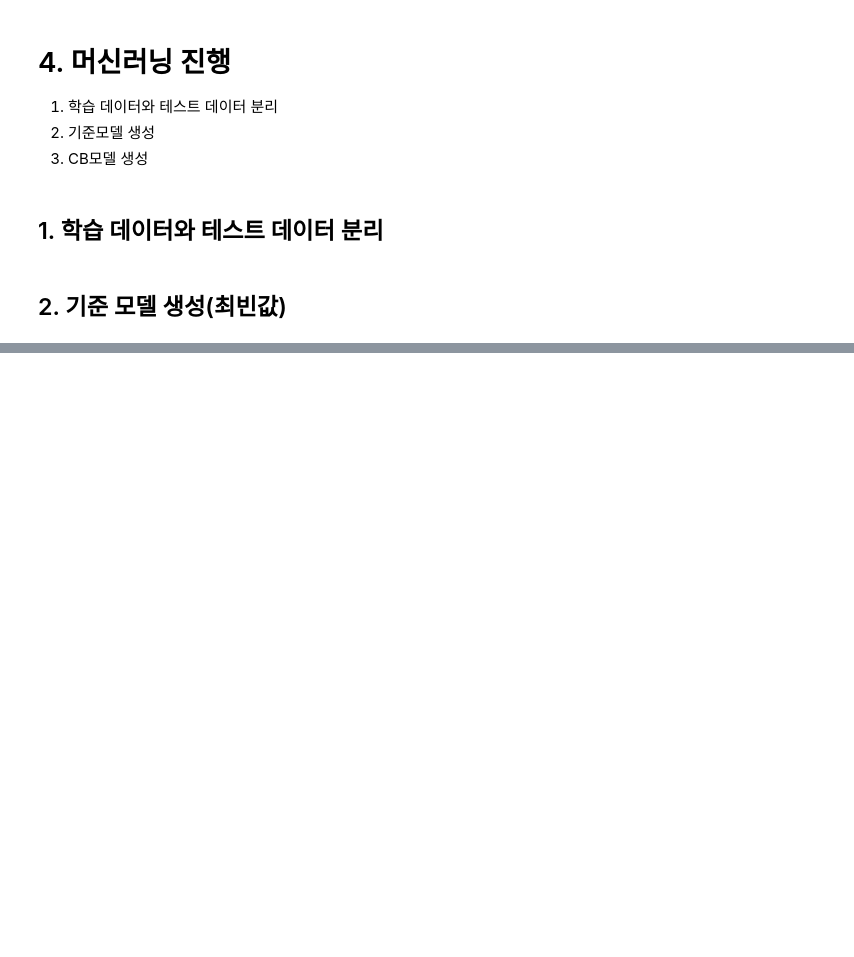
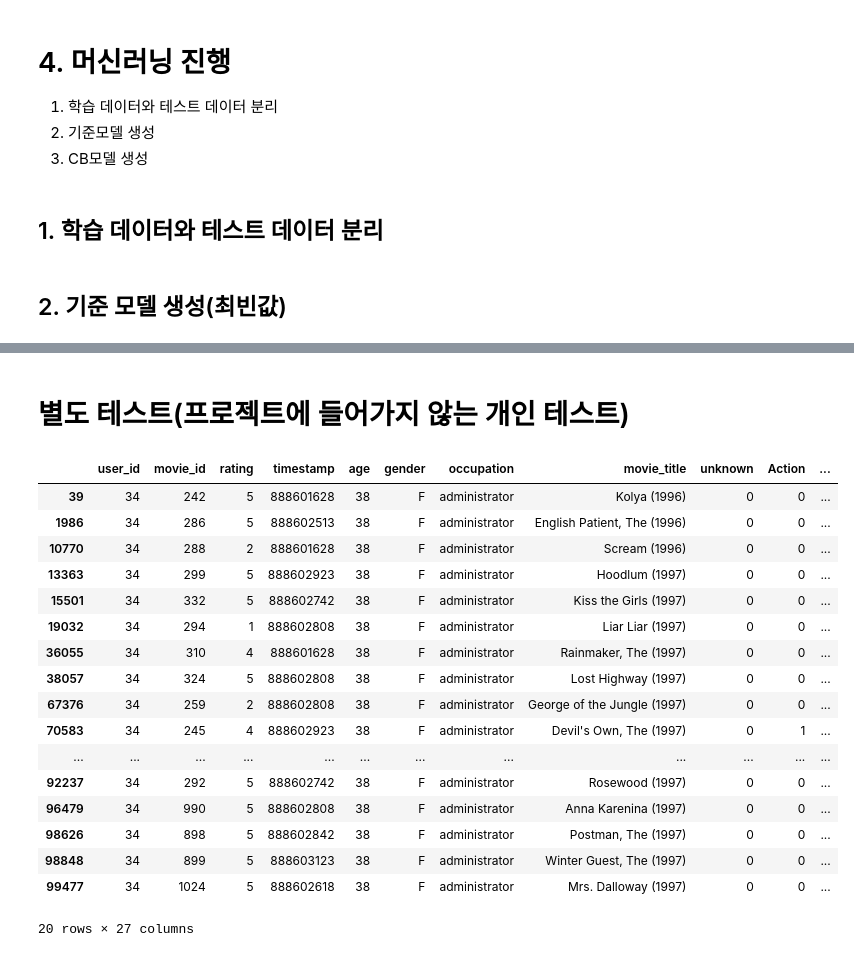
Before and after one commit to donghwi2022/ds-sa-cp02, a Jupyter notebook: ds_sa_cp2_신동휘.ipynb, the cells around one changed output, grey strips where cells are left out. Cells and saved outputs as stored; diff of their text form; code cells hidden in the pictures; blank space fills up the shorter version.

```diff
--- a/ds_sa_cp2_신동휘.ipynb
+++ b/ds_sa_cp2_신동휘.ipynb
@@ -213,0 +414,23 @@ CB의 단점
+# %% [markdown]
+# 별도 테스트(프로젝트에 들어가지 않는 개인 테스트)
+# %%
+df[df['user_id'] == 34]
+# %% [output]
+|  | user_id | movie_id | rating | timestamp | age | gender | occupation | movie_title | unknown | Action | ... |
+| 39 | 34 | 242 | 5 | 888601628 | 38 | F | administrator | Kolya (1996) | 0 | 0 | ... |
+| 1986 | 34 | 286 | 5 | 888602513 | 38 | F | administrator | English Patient, The (1996) | 0 | 0 | ... |
+| 10770 | 34 | 288 | 2 | 888601628 | 38 | F | administrator | Scream (1996) | 0 | 0 | ... |
+| 13363 | 34 | 299 | 5 | 888602923 | 38 | F | administrator | Hoodlum (1997) | 0 | 0 | ... |
+| 15501 | 34 | 332 | 5 | 888602742 | 38 | F | administrator | Kiss the Girls (1997) | 0 | 0 | ... |
+| 19032 | 34 | 294 | 1 | 888602808 | 38 | F | administrator | Liar Liar (1997) | 0 | 0 | ... |
+| 36055 | 34 | 310 | 4 | 888601628 | 38 | F | administrator | Rainmaker, The (1997) | 0 | 0 | ... |
+| 38057 | 34 | 324 | 5 | 888602808 | 38 | F | administrator | Lost Highway (1997) | 0 | 0 | ... |
+| 67376 | 34 | 259 | 2 | 888602808 | 38 | F | administrator | George of the Jungle (1997) | 0 | 0 | ... |
+| 70583 | 34 | 245 | 4 | 888602923 | 38 | F | administrator | Devil's Own, The (1997) | 0 | 1 | ... |
+| ... | ... | ... | ... | ... | ... | ... | ... | ... | ... | ... | ... |
+| 92237 | 34 | 292 | 5 | 888602742 | 38 | F | administrator | Rosewood (1997) | 0 | 0 | ... |
+| 96479 | 34 | 990 | 5 | 888602808 | 38 | F | administrator | Anna Karenina (1997) | 0 | 0 | ... |
+| 98626 | 34 | 898 | 5 | 888602842 | 38 | F | administrator | Postman, The (1997) | 0 | 0 | ... |
+| 98848 | 34 | 899 | 5 | 888603123 | 38 | F | administrator | Winter Guest, The (1997) | 0 | 0 | ... |
+| 99477 | 34 | 1024 | 5 | 888602618 | 38 | F | administrator | Mrs. Dalloway (1997) | 0 | 0 | ... |
+20 rows × 27 columns
```
Also changed, not shown: parts of 21 cells of this notebook.
